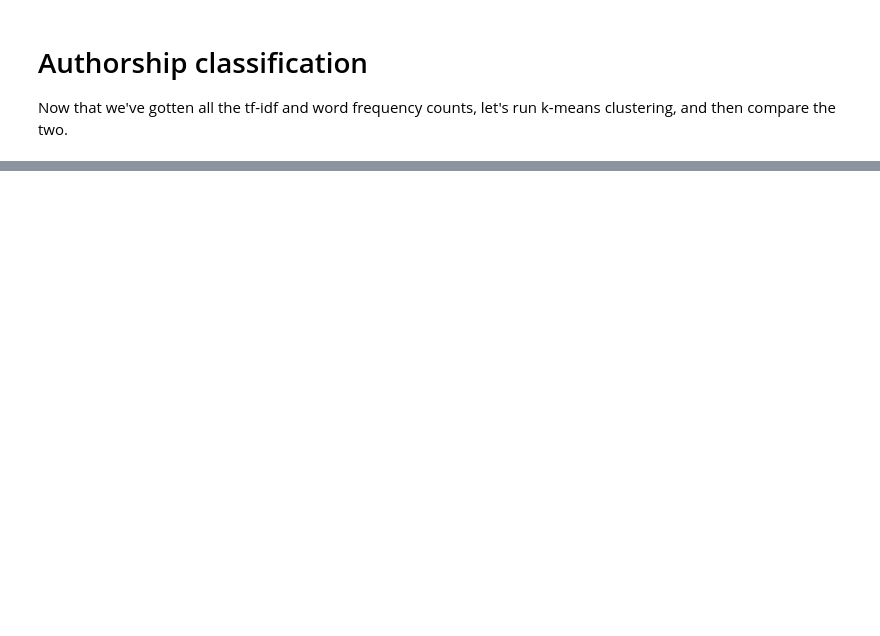
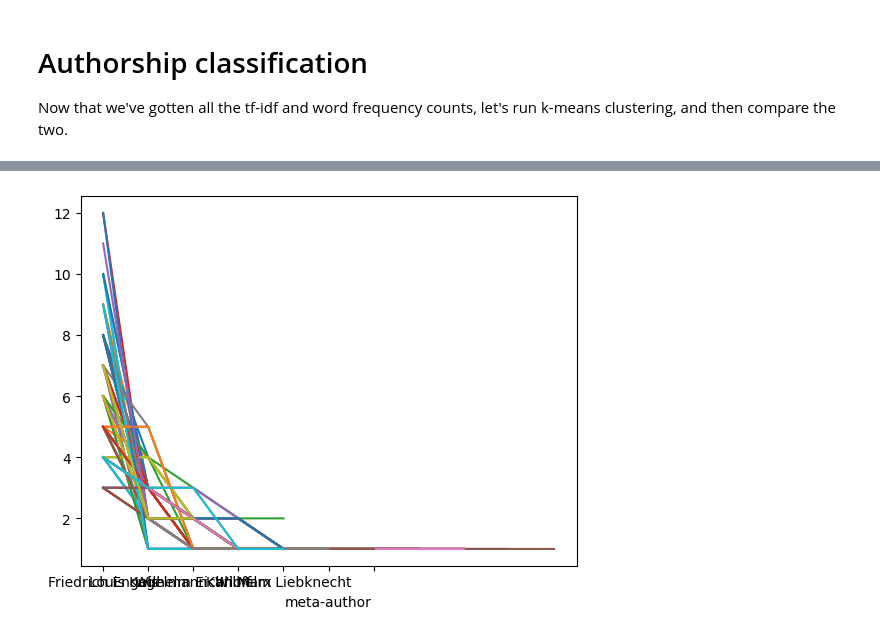
Before and after one commit to hanleyc01/sentiment-analysis, a Jupyter notebook: authorship.ipynb, the cells around one changed output, grey strips where cells are left out. Cells and saved outputs as stored; diff of their text form; code cells hidden in the pictures; blank space fills up the shorter version.

```diff
--- a/authorship.ipynb
+++ b/authorship.ipynb
@@ -48,0 +36,5 @@ Name: count, dtype: int64
+# %%
+for key, values in tfidf_clusters.items():
+    values.plot()
+# %% [output]
+[figure, added]
```
Also changed, not shown: parts of 2 cells of this notebook.
